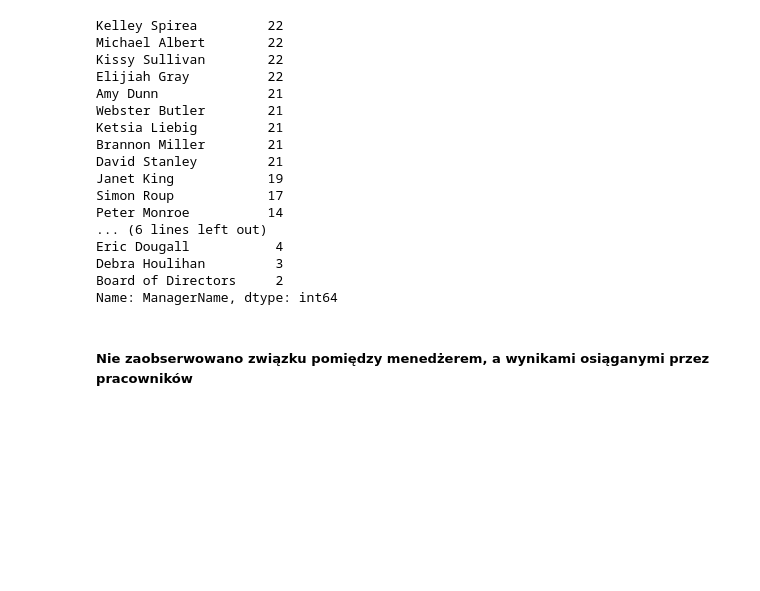
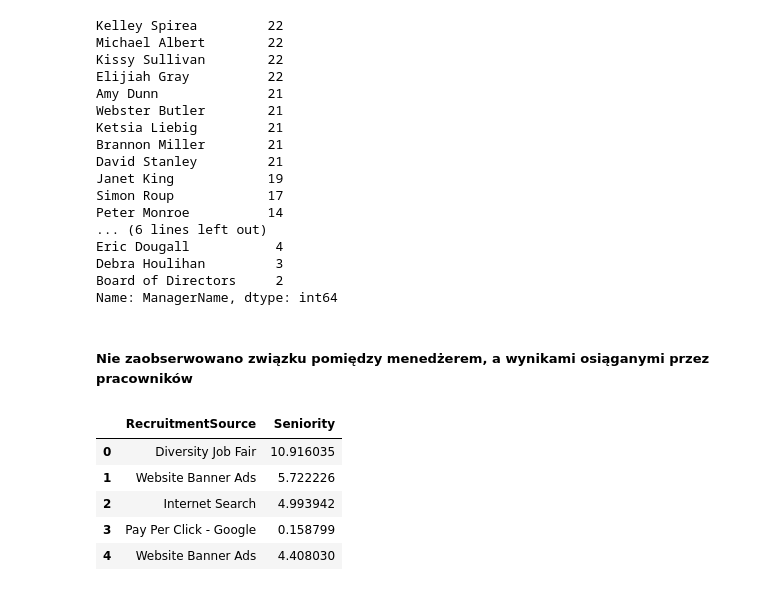
Before and after one commit to JBakunski/hr_data, a Jupyter notebook: hr.ipynb, the cells around one changed output. Saved outputs shown, nothing was run; the diff lists cells and outputs as text; code cells hidden in the pictures; blank space fills up the shorter version.

```diff
--- a/hr.ipynb
+++ b/hr.ipynb
@@ -60,0 +64,9 @@ Name: ManagerName, dtype: int64
+# %%
+filtered_data.head()
+# %% [output]
+|  | RecruitmentSource | Seniority |
+| 0 | Diversity Job Fair | 10.916035 |
+| 1 | Website Banner Ads | 5.722226 |
+| 2 | Internet Search | 4.993942 |
+| 3 | Pay Per Click - Google | 0.158799 |
+| 4 | Website Banner Ads | 4.408030 |
```
Also changed, not shown: parts of 5 cells of this notebook.
